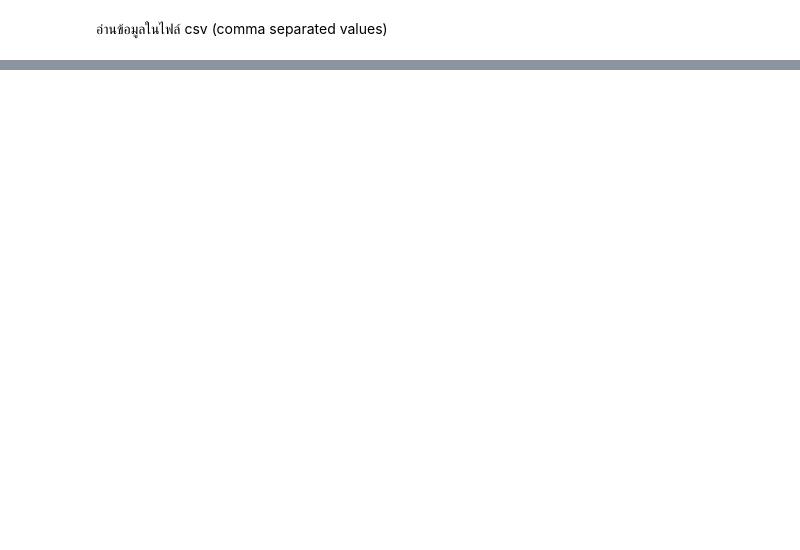
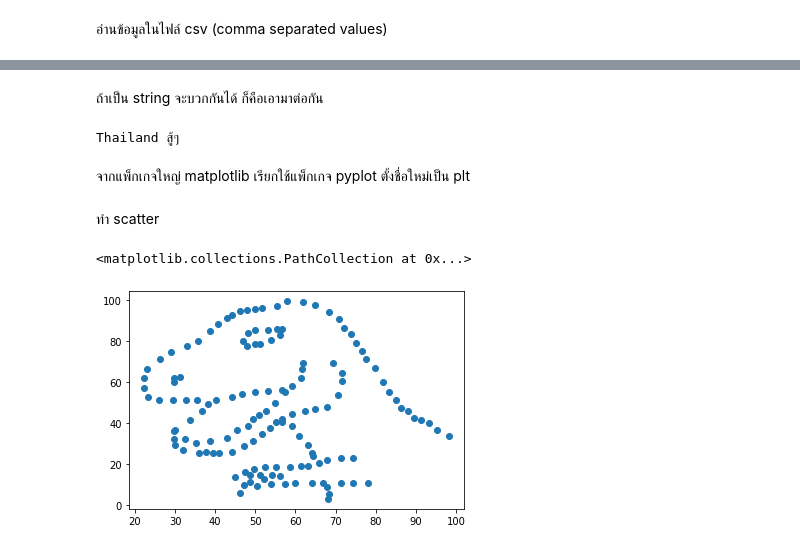
Before and after one commit to Nutsudapenpong/DPDM, a Jupyter notebook: Data101.ipynb, the cells around one changed output, grey strips where cells are left out. Drawn from its saved outputs; the diff is of its cells as text; code cells hidden in the pictures; blank space fills up the shorter version.

```diff
--- a/Data101.ipynb
+++ b/Data101.ipynb
@@ -27,2 +30,4 @@ import os
+# %%
+base_path = '/content/drive/My Drive/DWDM_material'
 # %% [markdown]
 เช็คว่าลิงค์ถูกป่าว
@@ -33,2 +51,4 @@ os.listdir('/content/drive/My Drive/DWDM_material')
+# %%
+file_path = os.path.join(base_path, 'test.csv')
 # %% [markdown]
 อ่านข้อมูลในไฟล์ csv (comma separated values)
@@ -50,0 +74,2 @@ pd.read_csv('/content/drive/My Drive/DWDM_material/test.csv')
+# %%
+table = pd.read_csv(file_path)
@@ -50,0 +131,9 @@ pd.read_csv('/content/drive/My Drive/DWDM_material/test.csv')
+# %% [markdown]
+ถ้าเป็น string จะบวกกันได้ ก็คือเอามาต่อกัน
+# %%
+word_X = ' สู้ๆ'
+print(word_B + word_X)
+# %% [output]
+Thailand สู้ๆ
+# %% [markdown]
+จากแพ็กเกจใหญ่ matplotlib เรียกใช้แพ็กเกจ pyplot ตั้งชื่อใหม่เป็น plt
@@ -50,0 +142,7 @@ pd.read_csv('/content/drive/My Drive/DWDM_material/test.csv')
+# %% [markdown]
+ทำ scatter
+# %%
+plt.scatter(table['x'], table['y'])
+# %% [output]
+<matplotlib.collections.PathCollection at 0x...>
+[figure, added]
```
Also changed, not shown: parts of 61 cells of this notebook.
